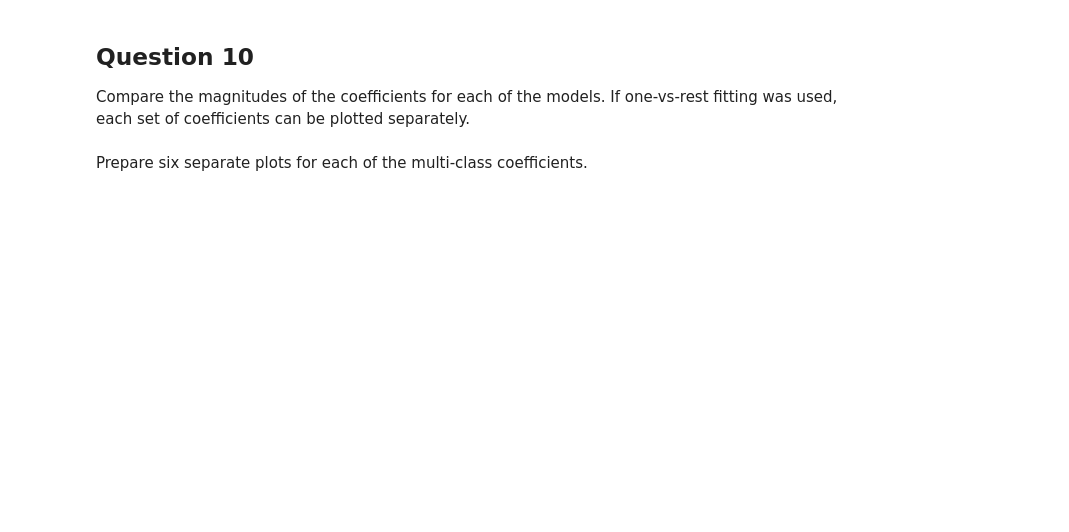
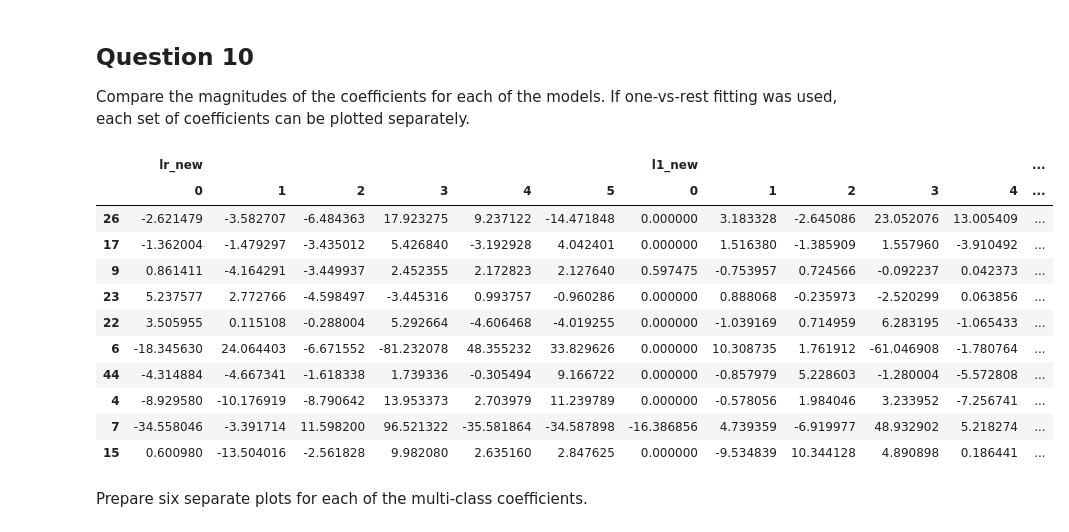
Before and after one commit to BulgarelliM/Computational-Intelligence, a Jupyter notebook: Reg_Bias-Variancia_Erro/Regressao_Logistica_V2_ava.ipynb, the cells around one changed output. Cells and saved outputs as stored; diff of their text form; code cells hidden in the pictures; blank space fills up the shorter version.

```diff
--- a/Reg_Bias-Variancia_Erro/Regressao_Logistica_V2_ava.ipynb
+++ b/Reg_Bias-Variancia_Erro/Regressao_Logistica_V2_ava.ipynb
@@ -575,4 +579,6 @@ print(X_test.shape)
  Repeat Model building with new training data after removing higly correlated columns
 # %%
 # Try standard, L1 and L2 Logistic regression
-lr_new = LogisticRegression(max_iter=1000, penalty='none').fit(X_train_new, y_train_new)
+lr_new = LogisticRegression(max_iter=10000, penalty='none').fit(X_train_new, y_train_new)
+with open('arquivo_lr_new.pickle', 'wb') as f:
+    pickle.dump(lr_new, f)
@@ -587,2 +585,4 @@ Please also refer to the documentation for alternative solver options:
 # %%
-lr_l1_new = LogisticRegressionCV(Cs=10, cv=4, penalty='l1', solver='liblinear').fit(X_train_new, y_train_new)
+lr_l1_new = LogisticRegressionCV(Cs=10, cv=4, penalty='l1', solver='liblinear', max_iter=10000).fit(X_train_new, y_train_new)
+with open('arquivo_lr_l1_new.pickle', 'wb') as f:
+    pickle.dump(lr_l1_new, f)
@@ -613,2 +614,32 @@ Compare the magnitudes of the coefficients for each of the models. If one-vs-res
+# %%
+# Combine all the coefficients into a dataframe for comparison
+
+coefficients_new = list()
+
+coeff_labels_new = ['lr_new', 'l1_new', 'l2_new']
+coeff_models_new = [lr_new, lr_l1_new, lr_l2_new]
+
+for lab,mod in zip(coeff_labels_new, coeff_models_new):
+    coeffs = mod.coef_
+    coeff_label_new = pd.MultiIndex(levels=[[lab], [0,1,2,3,4,5]],
+                                 codes=[[0,0,0,0,0,0], [0,1,2,3,4,5]])
+    coefficients_new.append(pd.DataFrame(coeffs.T, columns=coeff_label_new))
+
+coefficients_new = pd.concat(coefficients_new, axis=1)
+
+coefficients_new.sample(10)
+# %% [output]
+|  | lr_new |  |  |  |  |  | l1_new |  |  |  |  | ... |
+|  | 0 | 1 | 2 | 3 | 4 | 5 | 0 | 1 | 2 | 3 | 4 | ... |
+| 26 | -2.621479 | -3.582707 | -6.484363 | 17.923275 | 9.237122 | -14.471848 | 0.000000 | 3.183328 | -2.645086 | 23.052076 | 13.005409 | ... |
+| 17 | -1.362004 | -1.479297 | -3.435012 | 5.426840 | -3.192928 | 4.042401 | 0.000000 | 1.516380 | -1.385909 | 1.557960 | -3.910492 | ... |
+| 9 | 0.861411 | -4.164291 | -3.449937 | 2.452355 | 2.172823 | 2.127640 | 0.597475 | -0.753957 | 0.724566 | -0.092237 | 0.042373 | ... |
+| 23 | 5.237577 | 2.772766 | -4.598497 | -3.445316 | 0.993757 | -0.960286 | 0.000000 | 0.888068 | -0.235973 | -2.520299 | 0.063856 | ... |
+| 22 | 3.505955 | 0.115108 | -0.288004 | 5.292664 | -4.606468 | -4.019255 | 0.000000 | -1.039169 | 0.714959 | 6.283195 | -1.065433 | ... |
+| 6 | -18.345630 | 24.064403 | -6.671552 | -81.232078 | 48.355232 | 33.829626 | 0.000000 | 10.308735 | 1.761912 | -61.046908 | -1.780764 | ... |
+| 44 | -4.314884 | -4.667341 | -1.618338 | 1.739336 | -0.305494 | 9.166722 | 0.000000 | -0.857979 | 5.228603 | -1.280004 | -5.572808 | ... |
+| 4 | -8.929580 | -10.176919 | -8.790642 | 13.953373 | 2.703979 | 11.239789 | 0.000000 | -0.578056 | 1.984046 | 3.233952 | -7.256741 | ... |
+| 7 | -34.558046 | -3.391714 | 11.598200 | 96.521322 | -35.581864 | -34.587898 | -16.386856 | 4.739359 | -6.919977 | 48.932902 | 5.218274 | ... |
+| 15 | 0.600980 | -13.504016 | -2.561828 | 9.982080 | 2.635160 | 2.847625 | 0.000000 | -9.534839 | 10.344128 | 4.890898 | 0.186441 | ... |
 # %% [markdown]
 Prepare six separate plots for each of the multi-class coefficients.
```
Also changed, not shown: parts of 26 cells of this notebook, 4 other files.
